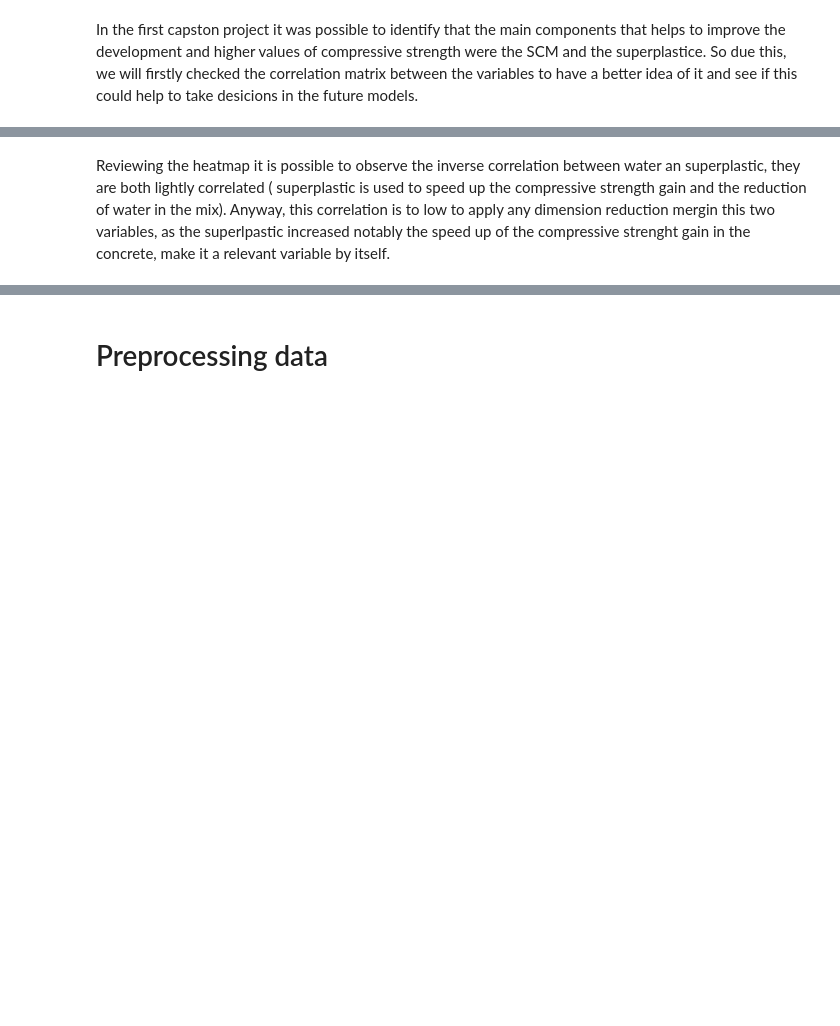
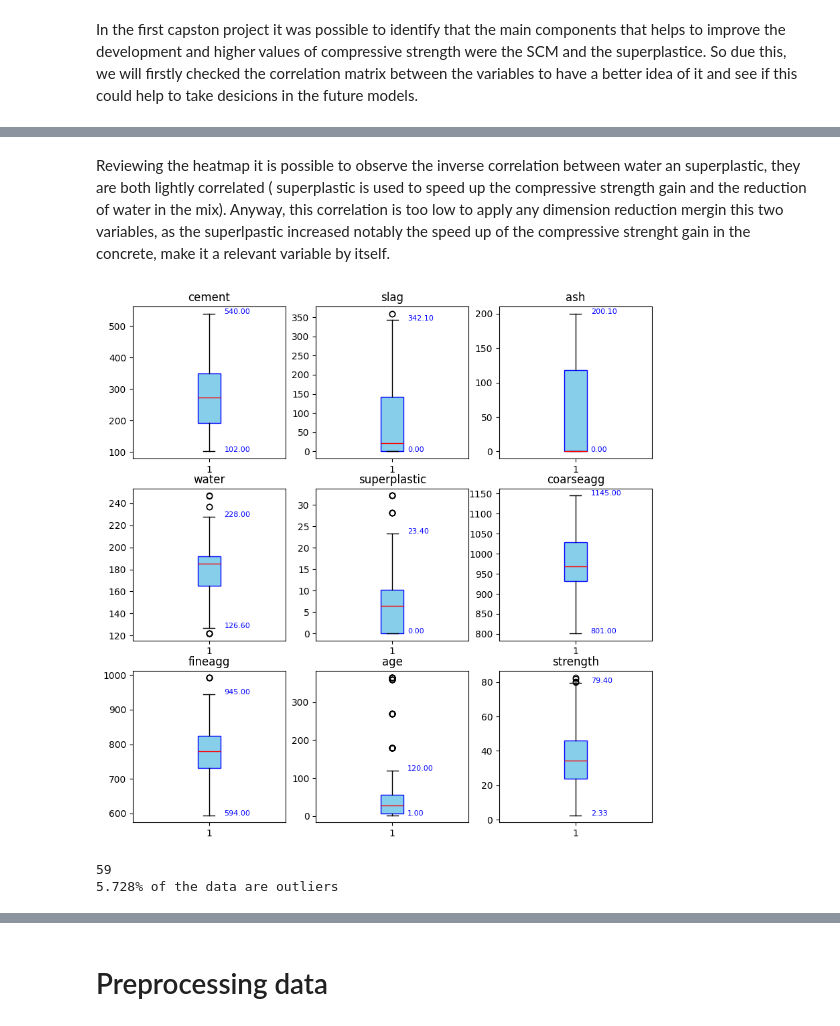
Before and after one commit to crisbpadilla/CapstoneProject-1-M2M, a Jupyter notebook: CapstoneProject_2_FinalRegression.ipynb, the cells around one changed output, grey strips where cells are left out. Cells and saved outputs as stored; diff of their text form; code cells hidden in the pictures; blank space fills up the shorter version.

```diff
--- a/CapstoneProject_2_FinalRegression.ipynb
+++ b/CapstoneProject_2_FinalRegression.ipynb
@@ -91,4 +94,33 @@ show(p)
 [interactive output not drawn]
 [interactive output not drawn]
 # %% [markdown]
-Reviewing the heatmap it is possible to observe the inverse correlation between water an superplastic, they are both lightly correlated ( superplastic is used to speed up the compressive strength gain and the reduction of water in the mix). Anyway, this correlation is to low to apply any dimension reduction mergin this two variables, as the superlpastic increased notably the speed up of the compressive strenght gain in the concrete, make it a relevant variable by itself.
+Reviewing the heatmap it is possible to observe the inverse correlation between water an superplastic, they are both lightly correlated ( superplastic is used to speed up the compressive strength gain and the reduction of water in the mix). Anyway, this correlation is too low to apply any dimension reduction mergin this two variables, as the superlpastic increased notably the speed up of the compressive strenght gain in the concrete, make it a relevant variable by itself.
+# %%
+import matplotlib.pyplot as plt
+
+fig,grid=plt.subplots(3,3,figsize=(10,10))
+grid=grid.flatten() #if I wanna iterate it needs to be flattened
+for i,column in enumerate(concrete.columns):
+  boxplot_dict=grid[i].boxplot(concrete[column], patch_artist=True, boxprops=dict(facecolor='skyblue', color='blue'), medianprops=dict(color='red'))
+  grid[i].set_title(f'{column}')  # Set the title for each subplot
+  # Extract whisker values
+  lower_whisker = boxplot_dict['whiskers'][0].get_ydata()[1]  # First whisker (lower)
+  upper_whisker = boxplot_dict['whiskers'][1].get_ydata()[1]  # Second whisker (upper)
+
+  # Annotate whisker values on the plot
+  grid[i].text(1.1, lower_whisker, f'{lower_whisker:.2f}', color='blue', fontsize=8)
+  grid[i].text(1.1, upper_whisker, f'{upper_whisker:.2f}', color='blue', fontsize=8)
+
+# Remove unused subplots (if the number of columns is less than the number of axes)
+for j in range(len(concrete.columns), len(grid)):
+    fig.delaxes(grid[j])
+plt.show()
+# %% [output]
+[figure, added]
+# %%
+concrete_outlier=concrete[(concrete['age']>120)]
+print(concrete_outlier.shape[0])
+print(f'{round((concrete_outlier.shape[0]/concrete.shape[0])*100,3)}% of the data are outliers')
+# %% [output]
+59
+5.728% of the data are outliers
```
Also changed, not shown: parts of 58 cells of this notebook.
